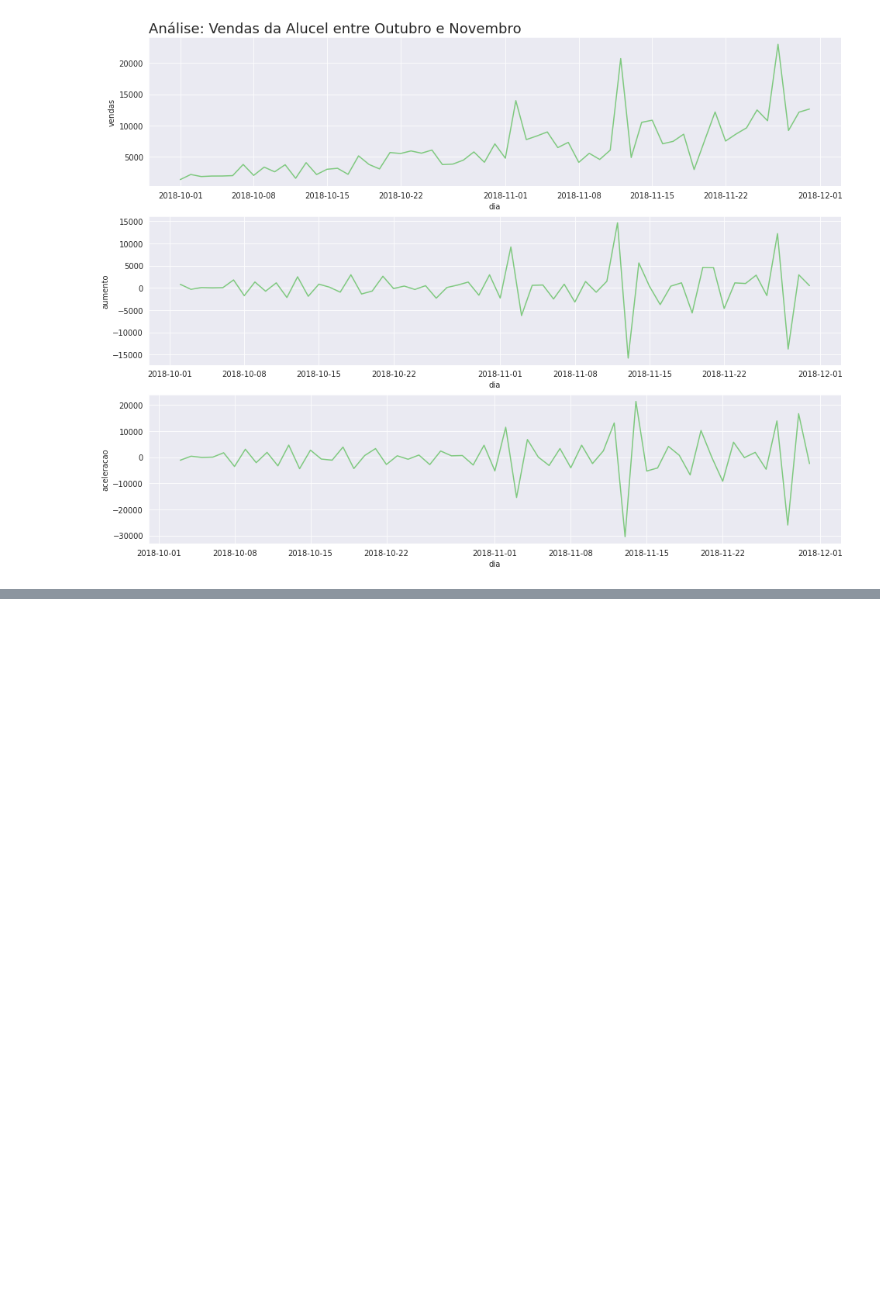
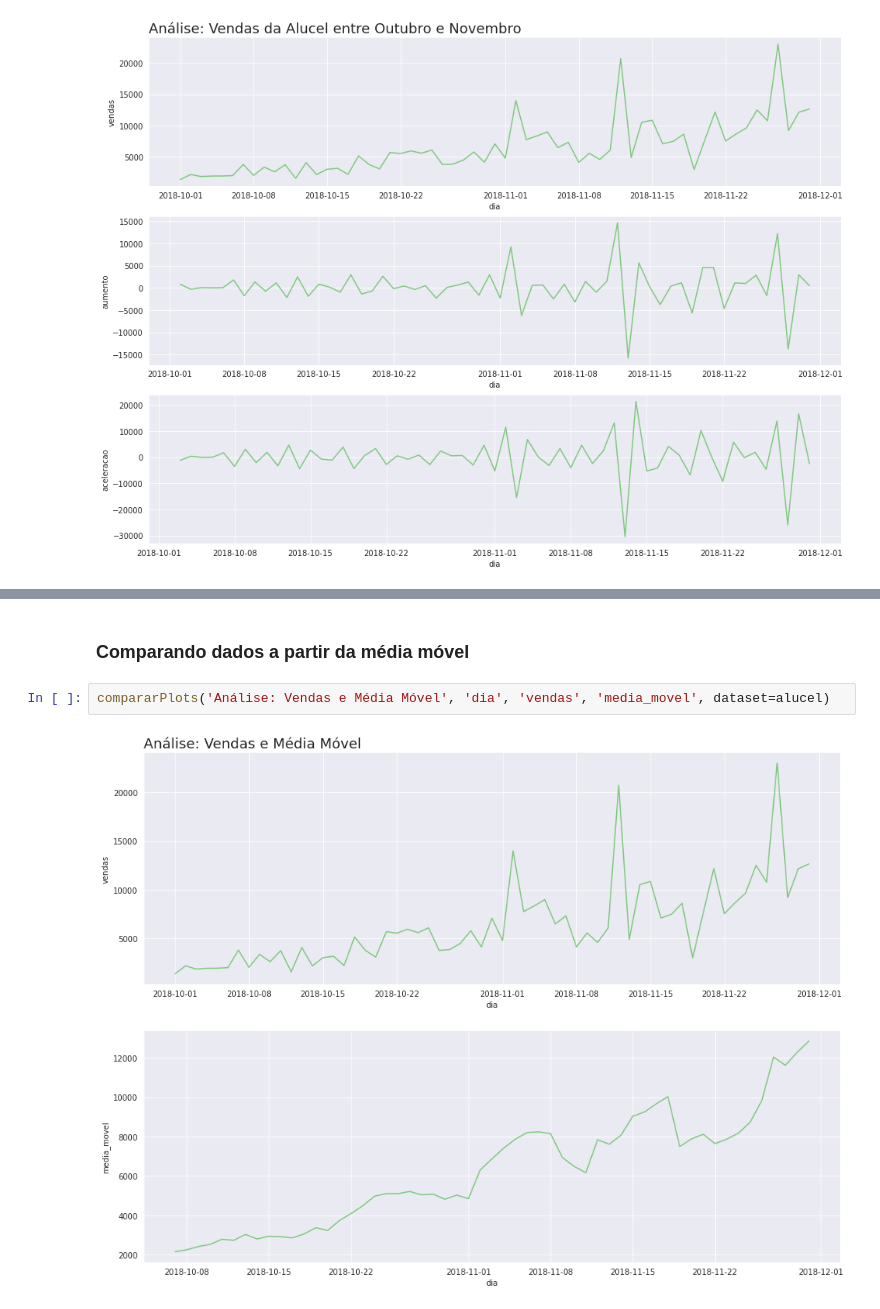
Before and after one commit to strawndri/time-series, a Jupyter notebook: time_series.ipynb, the cells around one changed output, grey strips where cells are left out. Saved outputs shown, nothing was run; the diff lists cells and outputs as text; blank space fills up the shorter version.

```diff
--- a/time_series.ipynb
+++ b/time_series.ipynb
@@ -562,0 +572,6 @@ compararPlots('Análise: Vendas da Alucel entre Outubro e Novembro',
+# %% [markdown]
+### Comparando dados a partir da média móvel
+# %%
+compararPlots('Análise: Vendas e Média Móvel', 'dia', 'vendas', 'media_movel', dataset=alucel)
+# %% [output]
+[figure, added]
```
Also changed, not shown: parts of 3 cells of this notebook.
